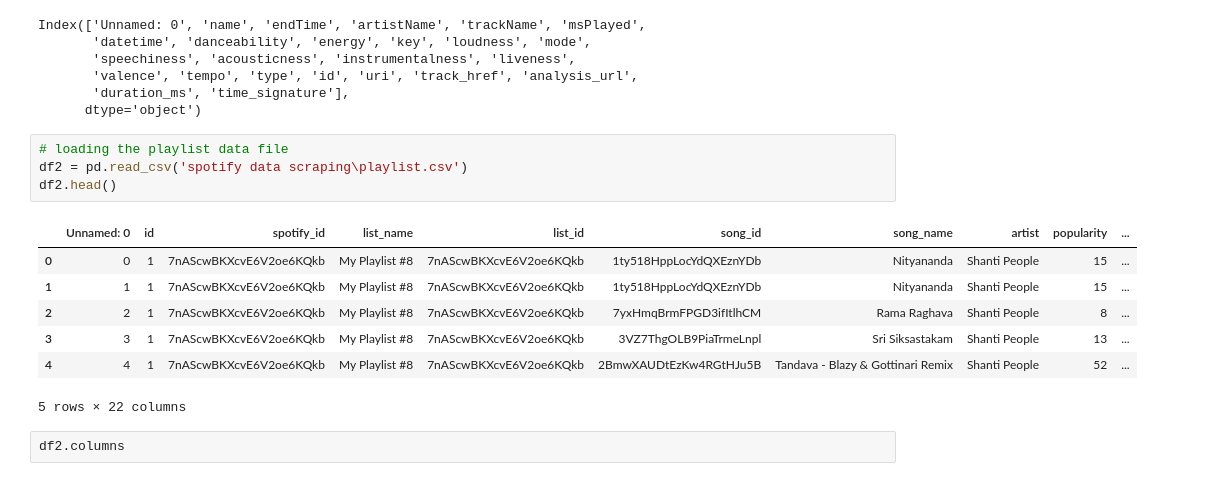
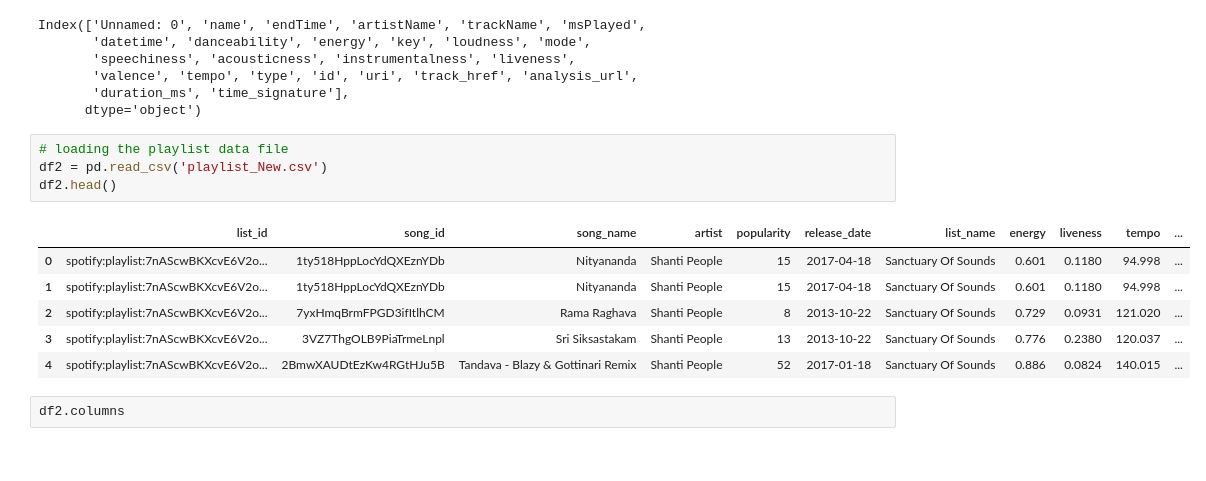
Before and after one commit to msaini888/my-music-analysis-main, a Jupyter notebook: data_cleaning.ipynb, the cells around one changed output. Drawn from its saved outputs; the diff is of its cells as text.

```diff
--- a/data_cleaning.ipynb
+++ b/data_cleaning.ipynb
@@ -28,16 +28,15 @@ Index(['Unnamed: 0', 'name', 'endTime', 'artistName', 'trackName', 'msPlayed',
       dtype='object')
 # %%
 # loading the playlist data file
-df2 = pd.read_csv('spotify data scraping\playlist.csv')
+df2 = pd.read_csv('playlist_New.csv')
 df2.head()
 # %% [output]
-|  | Unnamed: 0 | id | spotify_id | list_name | list_id | song_id | song_name | artist | popularity | ... |
-| 0 | 0 | 1 | 7nAScwBKXcvE6V2oe6KQkb | My Playlist #8 | 7nAScwBKXcvE6V2oe6KQkb | 1ty518HppLocYdQXEznYDb | Nityananda | Shanti People | 15 | ... |
-| 1 | 1 | 1 | 7nAScwBKXcvE6V2oe6KQkb | My Playlist #8 | 7nAScwBKXcvE6V2oe6KQkb | 1ty518HppLocYdQXEznYDb | Nityananda | Shanti People | 15 | ... |
-| 2 | 2 | 1 | 7nAScwBKXcvE6V2oe6KQkb | My Playlist #8 | 7nAScwBKXcvE6V2oe6KQkb | 7yxHmqBrmFPGD3ifItlhCM | Rama Raghava | Shanti People | 8 | ... |
-| 3 | 3 | 1 | 7nAScwBKXcvE6V2oe6KQkb | My Playlist #8 | 7nAScwBKXcvE6V2oe6KQkb | 3VZ7ThgOLB9PiaTrmeLnpl | Sri Siksastakam | Shanti People | 13 | ... |
-| 4 | 4 | 1 | 7nAScwBKXcvE6V2oe6KQkb | My Playlist #8 | 7nAScwBKXcvE6V2oe6KQkb | 2BmwXAUDtEzKw4RGtHJu5B | Tandava - Blazy & Gottinari Remix | Shanti People | 52 | ... |
+|  | list_id | song_id | song_name | artist | popularity | release_date | list_name | energy | liveness | tempo | ... |
+| 0 | spotify:playlist:7nAScwBKXcvE6V2o... | 1ty518HppLocYdQXEznYDb | Nityananda | Shanti People | 15 | 2017-04-18 | Sanctuary Of Sounds | 0.601 | 0.1180 | 94.998 | ... |
+| 1 | spotify:playlist:7nAScwBKXcvE6V2o... | 1ty518HppLocYdQXEznYDb | Nityananda | Shanti People | 15 | 2017-04-18 | Sanctuary Of Sounds | 0.601 | 0.1180 | 94.998 | ... |
+| 2 | spotify:playlist:7nAScwBKXcvE6V2o... | 7yxHmqBrmFPGD3ifItlhCM | Rama Raghava | Shanti People | 8 | 2013-10-22 | Sanctuary Of Sounds | 0.729 | 0.0931 | 121.020 | ... |
+| 3 | spotify:playlist:7nAScwBKXcvE6V2o... | 3VZ7ThgOLB9PiaTrmeLnpl | Sri Siksastakam | Shanti People | 13 | 2013-10-22 | Sanctuary Of Sounds | 0.776 | 0.2380 | 120.037 | ... |
+| 4 | spotify:playlist:7nAScwBKXcvE6V2o... | 2BmwXAUDtEzKw4RGtHJu5B | Tandava - Blazy & Gottinari Remix | Shanti People | 52 | 2017-01-18 | Sanctuary Of Sounds | 0.886 | 0.0824 | 140.015 | ... |
-5 rows × 22 columns
 # %%
 df2.columns
 # %% [output]
```
Also changed, not shown: parts of 7 cells of this notebook, 1 other file.
